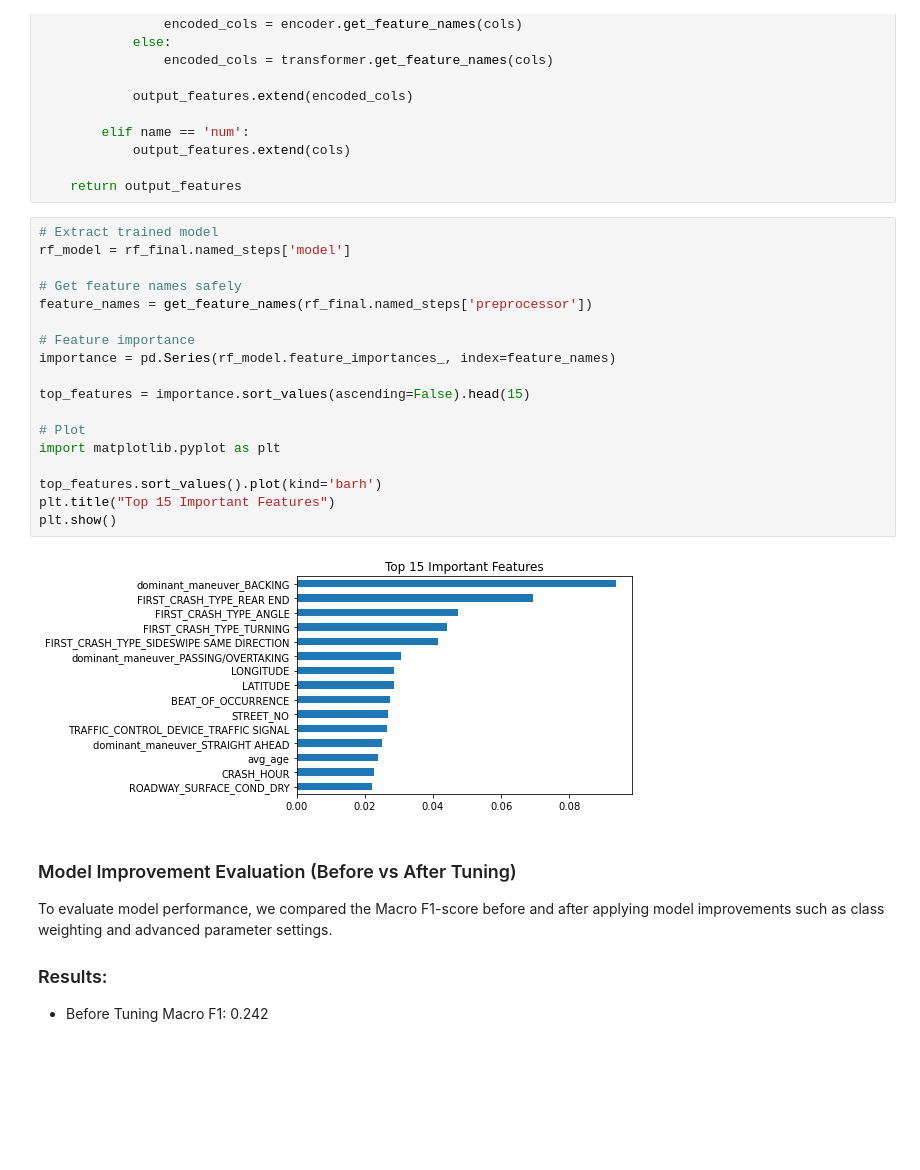
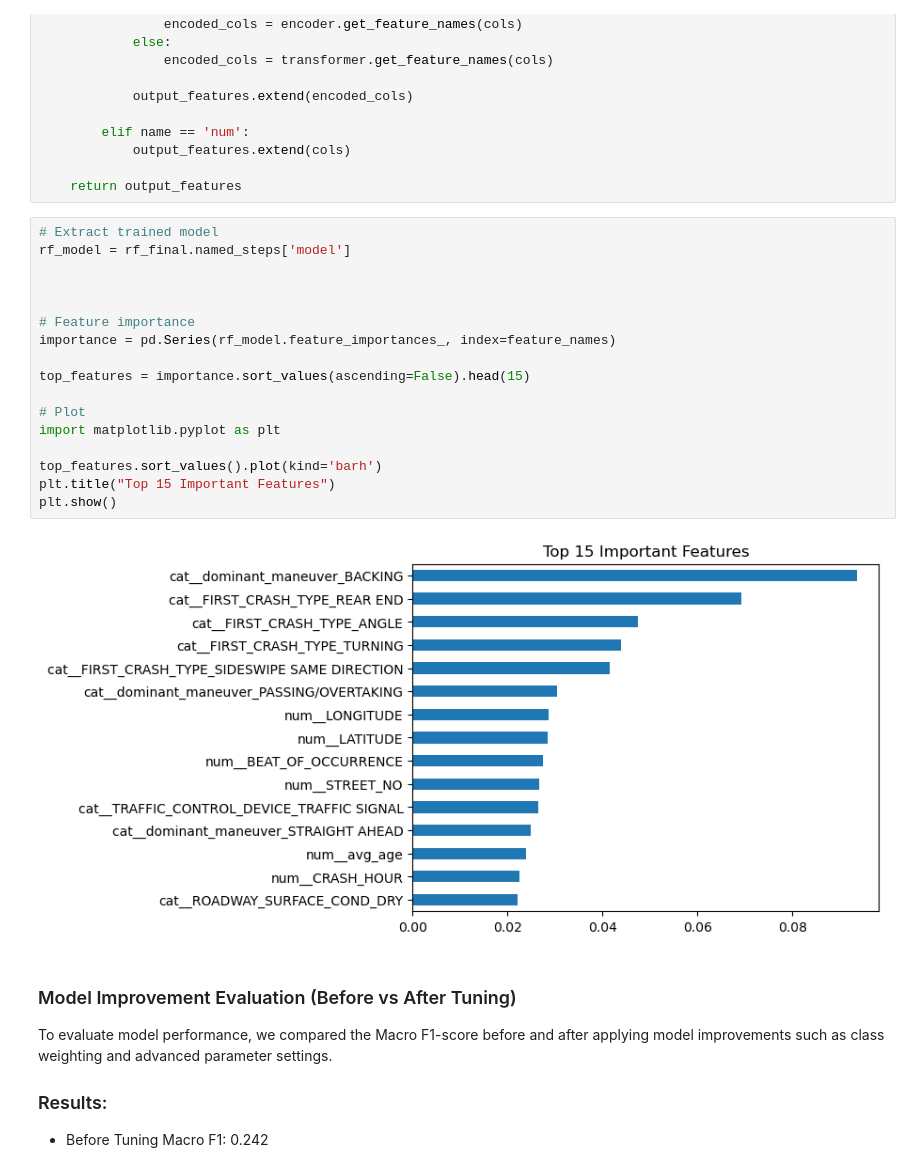
Before and after one commit to ChairoSolutions/Chicago-crash-cause-prediction, a Jupyter notebook: Notebook/index.ipynb, the cells around one changed output. Saved outputs shown, nothing was run; the diff lists cells and outputs as text; blank space fills up the shorter version.

```diff
--- a/Notebook/index.ipynb
+++ b/Notebook/index.ipynb
@@ -1564,23 +1584,22 @@ def get_feature_names(preprocessor):
 # %%
 # Extract trained model
 rf_model = rf_final.named_steps['model']
 
-# Get feature names safely
-feature_names = get_feature_names(rf_final.named_steps['preprocessor'])
+
 
 # Feature importance
 importance = pd.Series(rf_model.feature_importances_, index=feature_names)
 
 top_features = importance.sort_values(ascending=False).head(15)
 
 # Plot
 import matplotlib.pyplot as plt
 
 top_features.sort_values().plot(kind='barh')
 plt.title("Top 15 Important Features")
 plt.show()
 # %% [output]
-[figure, old version]
+[figure, new version]
 # %% [markdown]
 ### Model Improvement Evaluation (Before vs After Tuning)
 
```
Also changed, not shown: parts of 29 cells of this notebook.
